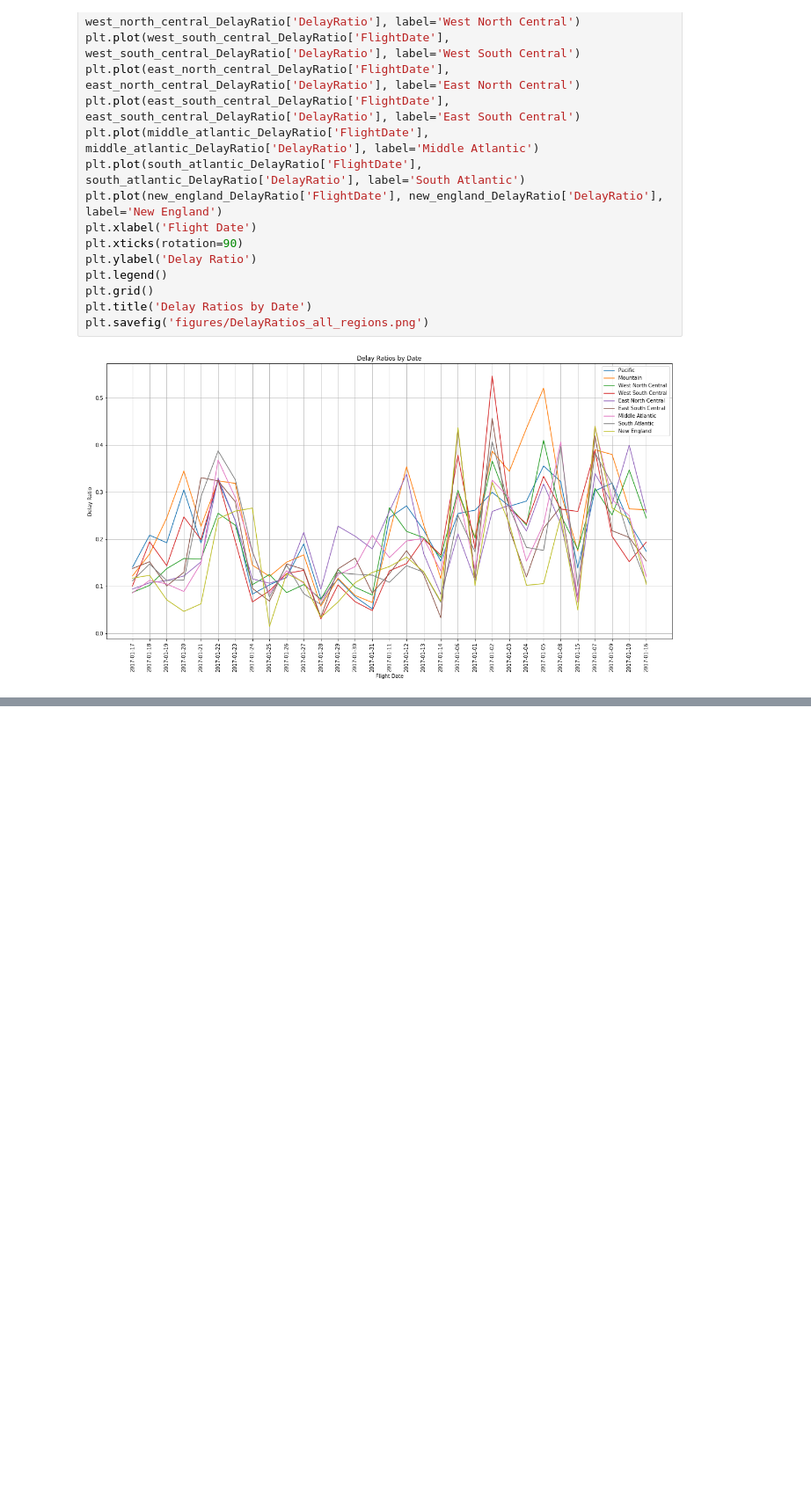
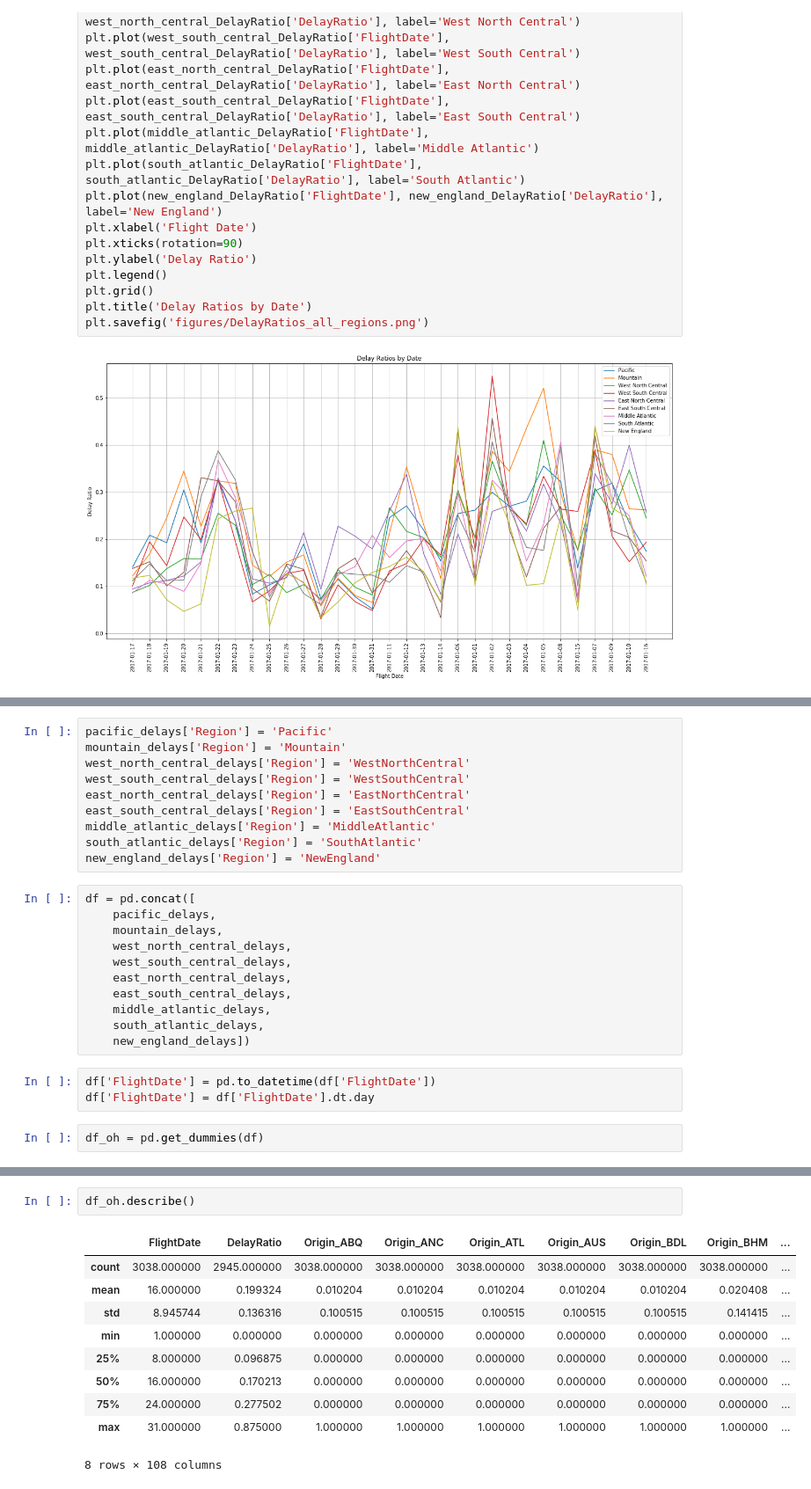
Before and after one commit to kalenwillits/CapstoneTwo, a Jupyter notebook: exploratory_data_analysis.ipynb, the cells around one changed output, grey strips where cells are left out. Shown at 88% size. Saved outputs shown, nothing was run; the diff lists cells and outputs as text; blank space fills up the shorter version.

```diff
--- a/exploratory_data_analysis.ipynb
+++ b/exploratory_data_analysis.ipynb
@@ -382,0 +399,26 @@ plt.savefig('figures/DelayRatios_all_regions.png')
+# %%
+pacific_delays['Region'] = 'Pacific'
+mountain_delays['Region'] = 'Mountain'
+west_north_central_delays['Region'] = 'WestNorthCentral'
+west_south_central_delays['Region'] = 'WestSouthCentral'
+east_north_central_delays['Region'] = 'EastNorthCentral'
+east_south_central_delays['Region'] = 'EastSouthCentral'
+middle_atlantic_delays['Region'] = 'MiddleAtlantic'
+south_atlantic_delays['Region'] = 'SouthAtlantic'
+new_england_delays['Region'] = 'NewEngland'
+# %%
+df = pd.concat([
+    pacific_delays,
+    mountain_delays,
+    west_north_central_delays,
+    west_south_central_delays,
+    east_north_central_delays,
+    east_south_central_delays,
+    middle_atlantic_delays,
+    south_atlantic_delays,
+    new_england_delays])
+# %%
+df['FlightDate'] = pd.to_datetime(df['FlightDate'])
+df['FlightDate'] = df['FlightDate'].dt.day
+# %%
+df_oh = pd.get_dummies(df)
@@ -382,0 +435,13 @@ plt.savefig('figures/DelayRatios_all_regions.png')
+# %%
+df_oh.describe()
+# %% [output]
+|  | FlightDate | DelayRatio | Origin_ABQ | Origin_ANC | Origin_ATL | Origin_AUS | Origin_BDL | Origin_BHM | ... |
+| count | 3038.000000 | 2945.000000 | 3038.000000 | 3038.000000 | 3038.000000 | 3038.000000 | 3038.000000 | 3038.000000 | ... |
+| mean | 16.000000 | 0.199324 | 0.010204 | 0.010204 | 0.010204 | 0.010204 | 0.010204 | 0.020408 | ... |
+| std | 8.945744 | 0.136316 | 0.100515 | 0.100515 | 0.100515 | 0.100515 | 0.100515 | 0.141415 | ... |
+| min | 1.000000 | 0.000000 | 0.000000 | 0.000000 | 0.000000 | 0.000000 | 0.000000 | 0.000000 | ... |
+| 25% | 8.000000 | 0.096875 | 0.000000 | 0.000000 | 0.000000 | 0.000000 | 0.000000 | 0.000000 | ... |
+| 50% | 16.000000 | 0.170213 | 0.000000 | 0.000000 | 0.000000 | 0.000000 | 0.000000 | 0.000000 | ... |
+| 75% | 24.000000 | 0.277502 | 0.000000 | 0.000000 | 0.000000 | 0.000000 | 0.000000 | 0.000000 | ... |
+| max | 31.000000 | 0.875000 | 1.000000 | 1.000000 | 1.000000 | 1.000000 | 1.000000 | 1.000000 | ... |
+8 rows × 108 columns
```
Also changed, not shown: parts of 17 cells of this notebook, 2 other files.
